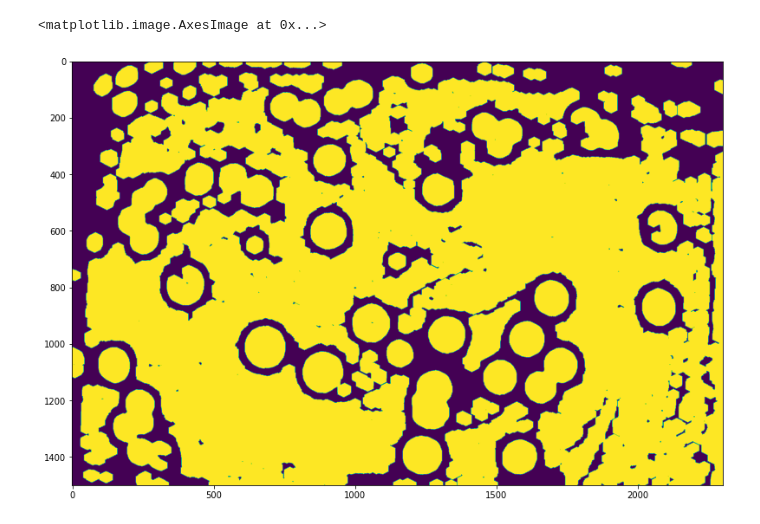
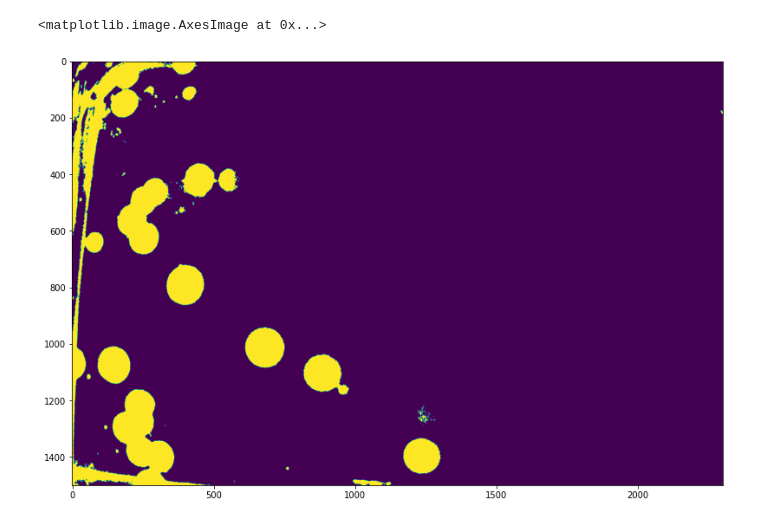
Before and after one commit to sadmanca/open-insulin-vision, a Jupyter notebook: colony-detection.ipynb, the cells around one changed output. Cells and saved outputs as stored; diff of their text form; code cells hidden in the pictures.

```diff
--- a/colony-detection.ipynb
+++ b/colony-detection.ipynb
@@ -10,39 +10,47 @@ from skimage.io import imread, imsave
 # %%
 image = 'real.jpg'
 img = cv2.imread(image, 1)
 img_orig = img.copy()
 
 crop = img[100:1600,150:2450]
 gray = cv2.cvtColor(crop,cv2.COLOR_BGR2GRAY)
 
-blur = cv2.medianBlur(gray, 11)
-thresh = cv2.adaptiveThreshold(blur, 255, cv2.ADAPTIVE_THRESH_MEAN_C, cv2.THRESH_BINARY,57,3)
+# blur = cv2.medianBlur(gray, 11)
+blur = cv2.GaussianBlur(gray, (5, 5), 0)
+# thresh = cv2.adaptiveThreshold(blur, 255, cv2.ADAPTIVE_THRESH_MEAN_C, cv2.THRESH_BINARY_INV,21,2)
 
-kernel = cv2.getStructuringElement(cv2.MORPH_ELLIPSE, (5,5))
-opening = cv2.morphologyEx(thresh, cv2.MORPH_OPEN, kernel, iterations=10)
+ret, thresh1 = cv2.threshold(blur, 127, 255, cv2.THRESH_BINARY)
+thresh2 = cv2.threshold(blur, 0, 255, cv2.THRESH_BINARY + cv2.THRESH_OTSU)[1]
+
+detector = cv2.SimpleBlobDetector_create()
+keypoints = detector.detect(thresh1)
+blobs = cv2.drawKeypoints(thresh1, keypoints, np.array([]), (0,255,255), cv2.DRAW_MATCHES_FLAGS_DRAW_RICH_KEYPOINTS)
+
+# kernel = cv2.getStructuringElement(cv2.MORPH_ELLIPSE, (5,5))
+# opening = cv2.morphologyEx(thresh, cv2.MORPH_OPEN, kernel, iterations=10)
 
 # blur = cv2.medianBlur(gray, 11)
 # img = cv2.adaptiveThreshold(blur, 255, cv2.ADAPTIVE_THRESH_GAUSSIAN_C, cv2.THRESH_BINARY_INV,75,2)
 
 # kernel = cv2.getStructuringElement(cv2.MORPH_ELLIPSE, (5,5))
 # img = cv2.morphologyEx(thresh, cv2.MORPH_OPEN, kernel, iterations=5)
 
 # find contours and filter using contour area and aspect ratio
 # cnts = cv2.findContours(opening, cv2.RETR_EXTERNAL, cv2.CHAIN_APPROX_SIMPLE)
 # cnts = cnts[0] if len(cnts) == 2 else cnts[1]
 # for c in cnts:
 #     peri = cv2.arcLength(c, True)
 #     approx = cv2.approxPolyDP(c, 0.04 * peri, True)
 #     area = cv2.contourArea(c)
 #     if len(approx) > 5 and area > 500 and area < 50000:
 #         ((x,y), r) = cv2.minEnclosingCircle(c)
 #         cv2.circle(img, (int(x), int(y)), int(r), (36,255,12), 2)
 
-plt.rcParams["figure.figsize"] = (16,9)
-plt.imshow(opening)
+# plt.rcParams["figure.figsize"] = (16,9)
+plt.imshow(thresh1)
 # %% [output]
 <matplotlib.image.AxesImage at 0x...>
-[figure, old version]
+[figure, new version]
 # %%
 
 # print (all_circs_rounded)
```
Also changed, not shown: parts of 3 cells of this notebook.
